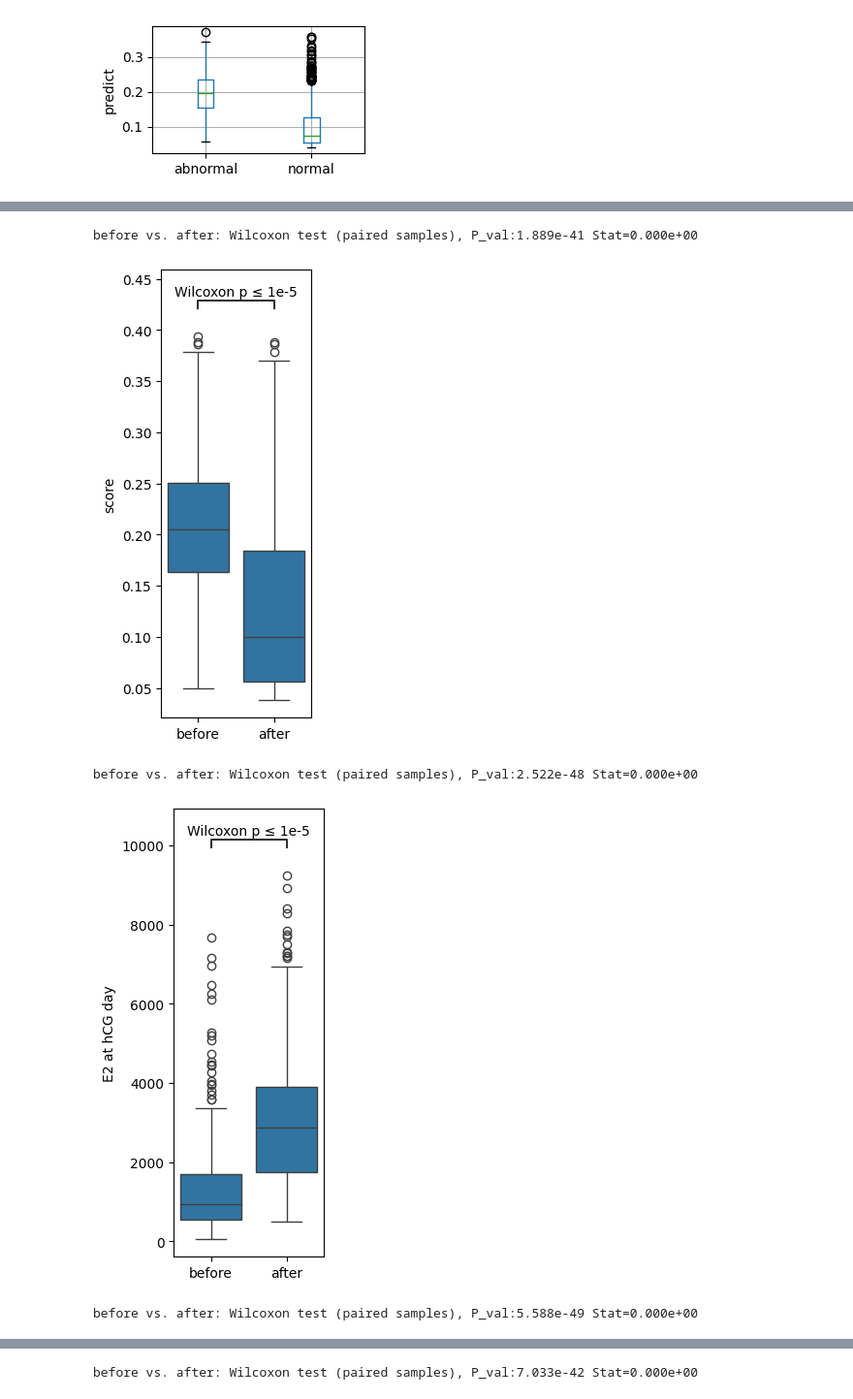
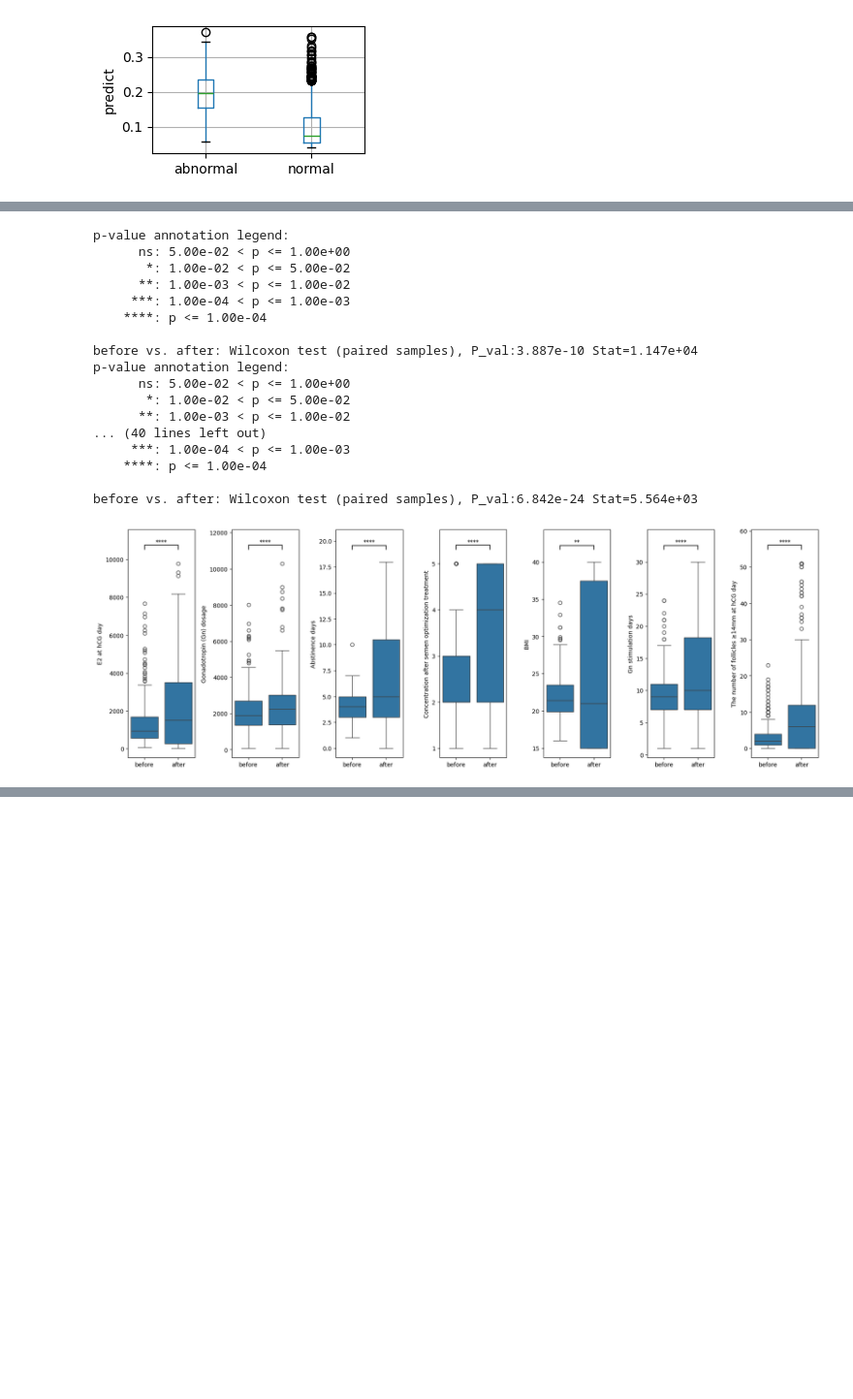
Before and after one commit to LMH0066/Effristor, a Jupyter notebook: ivf/task/analyse/analyse.ipynb, the cells around one changed output, grey strips where cells are left out. Shown at 97% size. Cells and saved outputs as stored; diff of their text form; code cells hidden in the pictures; blank space fills up the shorter version.

```diff
--- a/ivf/task/analyse/analyse.ipynb
+++ b/ivf/task/analyse/analyse.ipynb
@@ -163,0 +171,26 @@ suggest
+# %%
+score_df = pd.DataFrame()
+for i in range(1, 15):
+    _suggest = suggest_all[i].loc["score"]
+    _suggest = _suggest.apply(ast.literal_eval)
+    _suggest = pd.DataFrame(_suggest.tolist(), index=_suggest.index, columns=["before_{}".format(i), i])
+    score_df = pd.concat([score_df, _suggest], axis=1)
+score_df = score_df[["before_1"] + [i for i in range(1, 15)]]
+score_df.columns = ["before"] + [i for i in range(1, 15)]
+display(score_df)
+
+plt.figure(figsize=(6, 6))
+_melt_suggest = pd.melt(score_df, var_name='type', value_name='value')
+ax = sns.boxplot(x='type', y='value', data=_melt_suggest, showmeans=True)
+
+# pairs=[("before", 1), (1, 2), (2, 4), (4, 7), (7, 14)]
+# annotator = Annotator(ax, pairs, data=_melt_suggest, x="type", y="value")
+# annotator.configure(test='Wilcoxon', text_format='star')
+# annotator.apply_and_annotate()
+
+ax.set_xlabel("")
+ax.set_ylabel("score")
+plt.savefig("suggest_score_all.pdf", format="pdf", bbox_inches="tight")
+plt.show()
+
+suggest = suggest_all[7]
@@ -164,26 +212,44 @@ suggest
 # %%
-for index in suggest.index:
+plot_index = suggest.index.drop("score")
+num_plots = len(plot_index)
+fig, axes = plt.subplots(1, 7, figsize=(2.5 * num_plots, 6))
+for plot_idx, index in enumerate(plot_index):
     _suggest = suggest.loc[index]
     _suggest = _suggest[~_suggest.str.contains("nan")]
     _suggest = _suggest.apply(ast.literal_eval)
     _suggest = pd.DataFrame(_suggest.tolist(), index=_suggest.index, columns=["before", "after"])
     _suggest = pd.melt(_suggest, var_name='type', value_name='value')
 
-    plt.figure(figsize=(2, 6))
-    ax = sns.boxplot(x='type', y='value', data=_suggest)
+    ax = axes[plot_idx]
+    sns.boxplot(x='type', y='value', data=_suggest, ax=ax)
 
     pairs=[("before", "after")]
     annotator = Annotator(ax, pairs, data=_suggest, x="type", y="value")
-    annotator.configure(test='Wilcoxon', text_format='simple')
+    annotator.configure(test='Wilcoxon', text_format='star')
     annotator.apply_and_annotate()
 
     ax.set_xlabel("")
     ax.set_ylabel(index)
-    plt.savefig("suggest.{}.pdf".format(index), format="pdf", bbox_inches="tight")
-    plt.show()
+
+plt.tight_layout()
+plt.savefig("suggest_feature_diff_7.pdf", format="pdf", bbox_inches="tight")
+plt.show()
 # %% [output]
-before vs. after: Wilcoxon test (paired samples), P_val:1.889e-41 Stat=0.000e+00
+p-value annotation legend:
+      ns: 5.00e-02 < p <= 1.00e+00
+       *: 1.00e-02 < p <= 5.00e-02
+      **: 1.00e-03 < p <= 1.00e-02
+     ***: 1.00e-04 < p <= 1.00e-03
+    ****: p <= 1.00e-04
+
+before vs. after: Wilcoxon test (paired samples), P_val:3.887e-10 Stat=1.147e+04
+p-value annotation legend:
+      ns: 5.00e-02 < p <= 1.00e+00
+       *: 1.00e-02 < p <= 5.00e-02
+      **: 1.00e-03 < p <= 1.00e-02
+... (40 lines left out)
+     ***: 1.00e-04 < p <= 1.00e-03
+    ****: p <= 1.00e-04
+
+before vs. after: Wilcoxon test (paired samples), P_val:6.842e-24 Stat=5.564e+03
-[figure, old version]
+[figure, new version]
-before vs. after: Wilcoxon test (paired samples), P_val:2.522e-48 Stat=0.000e+00
-[figure, removed]
-before vs. after: Wilcoxon test (paired samples), P_val:5.588e-49 Stat=0.000e+00
@@ -191 +255,0 @@ before vs. after: Wilcoxon test (paired samples), P_val:5.588e-49 Stat=0.000e+00
-before vs. after: Wilcoxon test (paired samples), P_val:7.033e-42 Stat=0.000e+00
```
Also changed, not shown: parts of 17 cells of this notebook, 38 other files.
